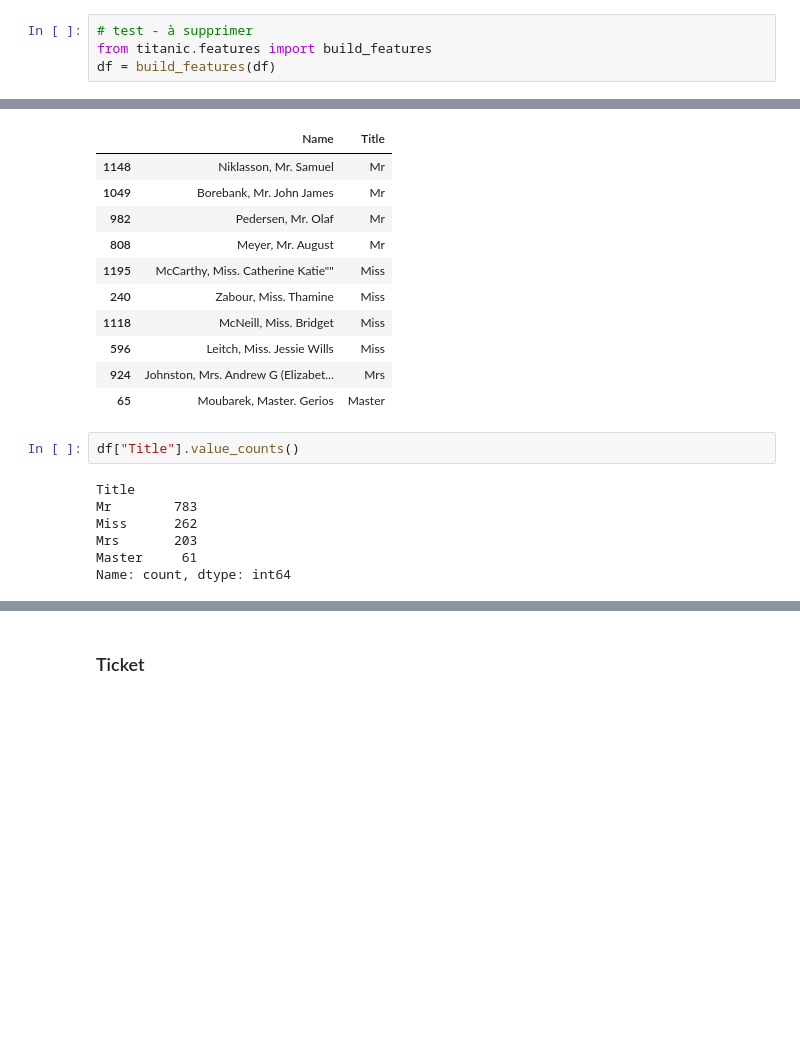
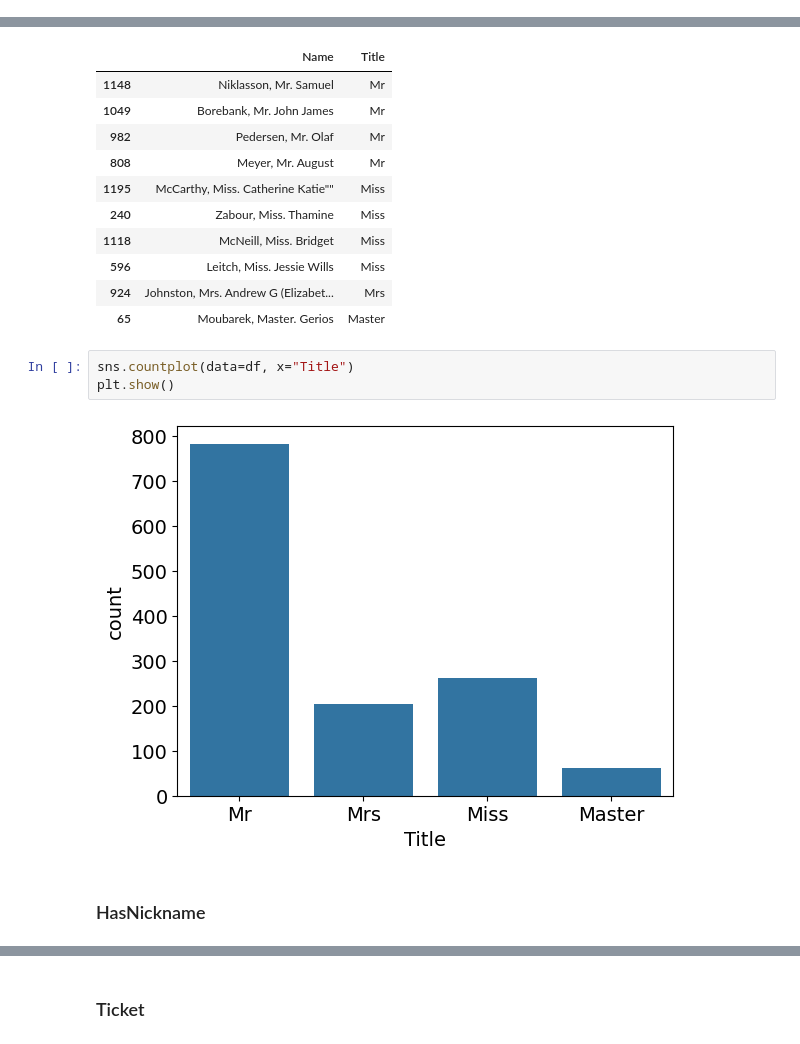
Before and after one commit to thibaultclement/titanic-ml-service, a Jupyter notebook: notebooks/3.0-tc-data-featuring.ipynb, the cells around one changed output, grey strips where cells are left out. Drawn from its saved outputs; the diff is of its cells as text; blank space fills up the shorter version.

```diff
--- a/notebooks/3.0-tc-data-featuring.ipynb
+++ b/notebooks/3.0-tc-data-featuring.ipynb
@@ -40,6 +59,2 @@ df.head()
 # %% [markdown]
 ## Features engineering
-# %%
-# test - à supprimer
-from titanic.features import build_features
-df = build_features(df)
@@ -102,12 +117,10 @@ df[["Name","Title"]].sample(10, random_state=42)
 | 596 | Leitch, Miss. Jessie Wills | Miss |
 | 924 | Johnston, Mrs. Andrew G (Elizabet... | Mrs |
 | 65 | Moubarek, Master. Gerios | Master |
-# %%
-df["Title"].value_counts()
-# %% [output]
-Title
-Mr        783
-Miss      262
-Mrs       203
-Master     61
-Name: count, dtype: int64
+# %%
+sns.countplot(data=df, x="Title")
+plt.show()
+# %% [output]
+[figure, added]
+# %% [markdown]
+### HasNickname
```
Also changed, not shown: parts of 97 cells of this notebook.
